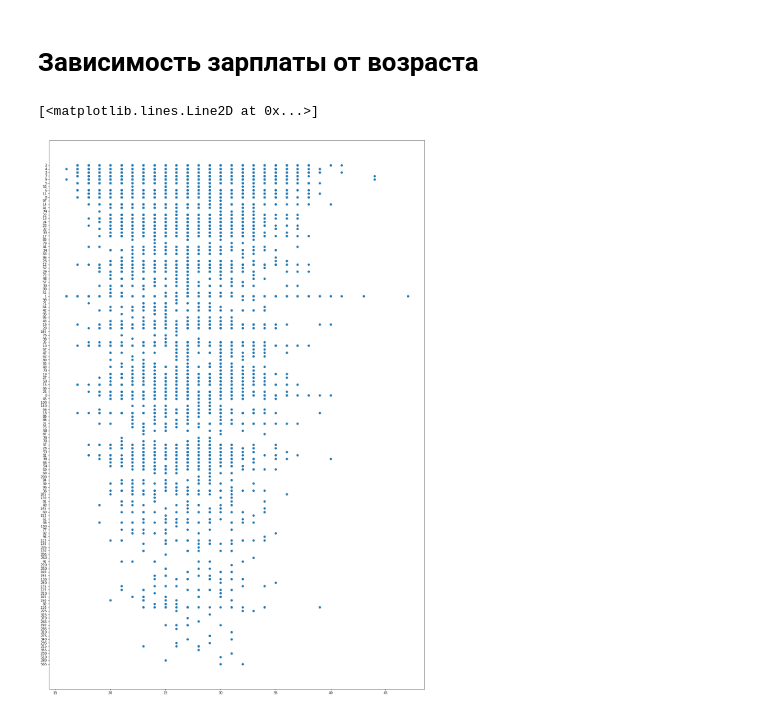
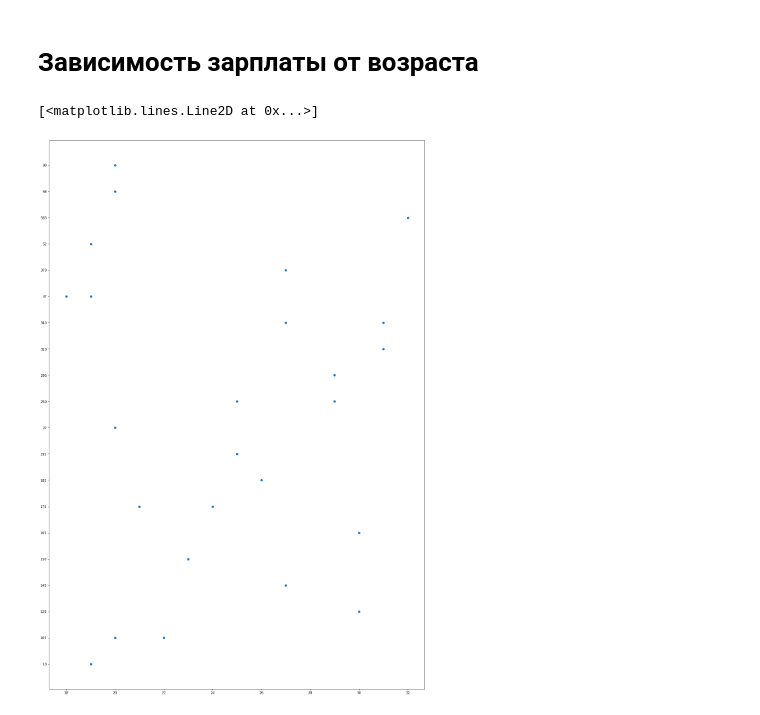
Before and after one commit to MuzaffarSoliyev/python_for_data_analysis, a Jupyter notebook: archive/Untitled.ipynb, the cells around one changed output. Cells and saved outputs as stored; diff of their text form; code cells hidden in the pictures.

Commit message:
added sort values

```diff
--- a/archive/Untitled.ipynb
+++ b/archive/Untitled.ipynb
@@ -30,9 +30,12 @@ Text(0, 0.5, 'Число игроков')
 # Зависимость зарплаты от возраста
 # %%
 player_personal_data['Wage'] = player_personal_data['Wage'].apply(lambda x: x.replace('€', '').replace('K', ''))
+# %%
+real_madrid_data = player_personal_data[player_personal_data['Club'] == 'Real Madrid CF']
 # %%
 plt.rcParams["figure.figsize"] = (20,30)
-plt.plot(player_personal_data['Age'], player_personal_data['Wage'], 'o')
+real_madrid_data = real_madrid_data.sort_values(by=['Wage'])
+plt.plot(real_madrid_data['Age'], real_madrid_data['Wage'], 'o')
 # %% [output]
 [<matplotlib.lines.Line2D at 0x...>]
-[figure, old version]
+[figure, new version]
```
